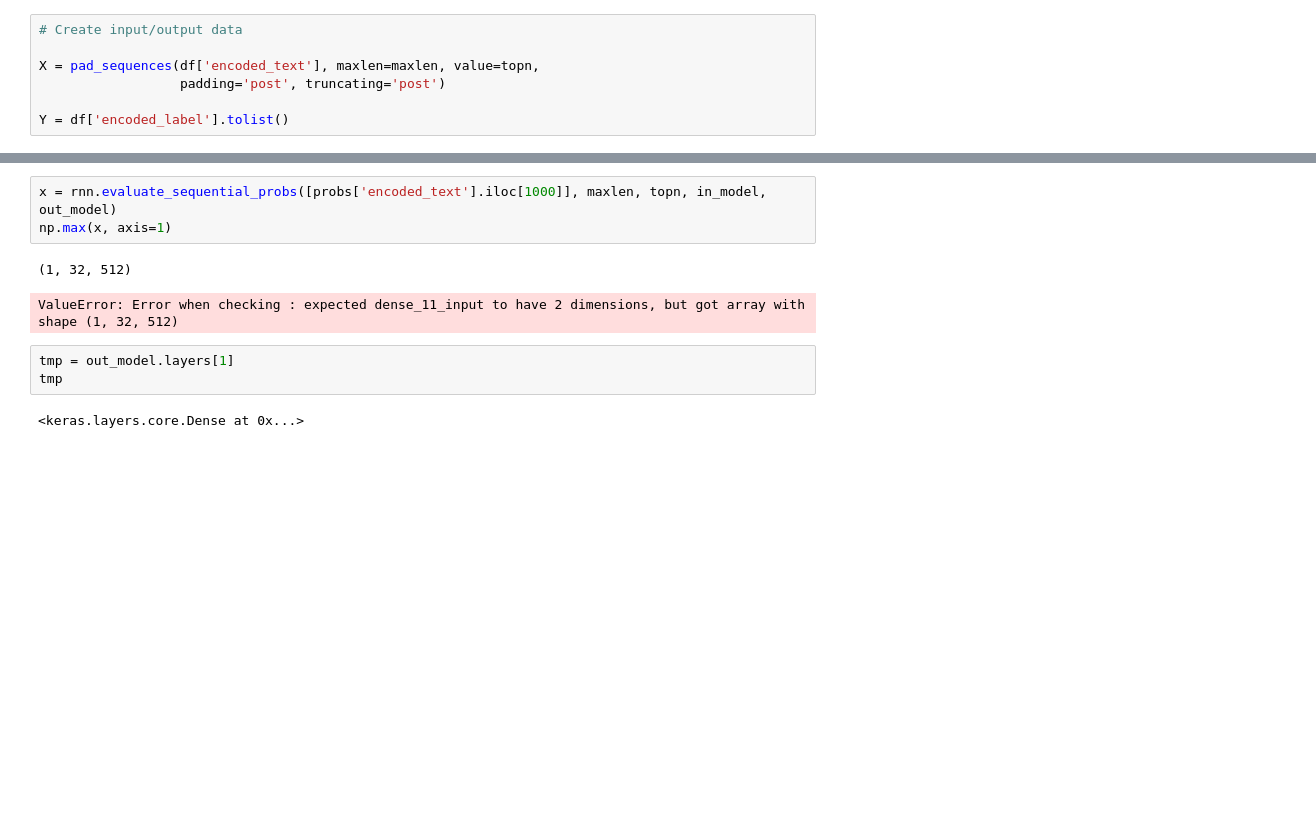
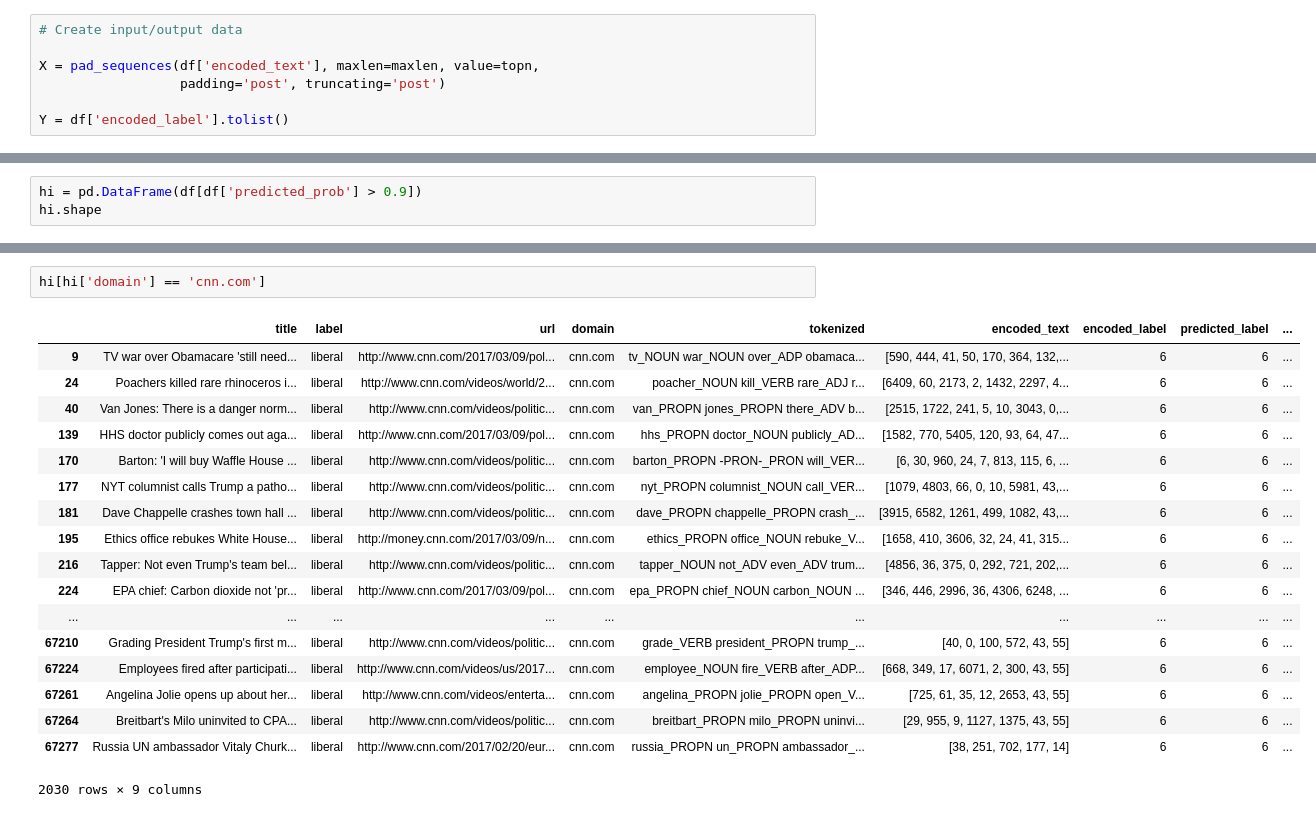
Before and after one commit to davebiagioni/news-bias-classifier, a Jupyter notebook: news_cleaner/3-analysis.ipynb, the cells around one changed output, grey strips where cells are left out. Cells and saved outputs as stored; diff of their text form; blank space fills up the shorter version.

```diff
--- a/news_cleaner/3-analysis.ipynb
+++ b/news_cleaner/3-analysis.ipynb
@@ -77,0 +83,3 @@ ax = plt.hist(Ypred[:, 10], 100)
+# %%
+hi = pd.DataFrame(df[df['predicted_prob'] > 0.9])
+hi.shape
@@ -161,11 +183,21 @@ in_model, out_model = rnn.split_model_layers(model, topn, embed_dim, dense_dim,
-# %%
-x = rnn.evaluate_sequential_probs([probs['encoded_text'].iloc[1000]], maxlen, topn, in_model, out_model)
-np.max(x, axis=1)
-# %% [output]
-(1, 32, 512)
-ValueError: Error when checking : expected dense_11_input to have 2 dimensions, but got array with shape (1, 32, 512)
-# %%
-tmp = out_model.layers[1]
-tmp
-# %% [output]
-<keras.layers.core.Dense at 0x...>
+# %%
+hi[hi['domain'] == 'cnn.com']
+# %% [output]
+|  | title | label | url | domain | tokenized | encoded_text | encoded_label | predicted_label | ... |
+| 9 | TV war over Obamacare 'still need... | liberal | http://www.cnn.com/2017/03/09/pol... | cnn.com | tv_NOUN war_NOUN over_ADP obamaca... | [590, 444, 41, 50, 170, 364, 132,... | 6 | 6 | ... |
+| 24 | Poachers killed rare rhinoceros i... | liberal | http://www.cnn.com/videos/world/2... | cnn.com | poacher_NOUN kill_VERB rare_ADJ r... | [6409, 60, 2173, 2, 1432, 2297, 4... | 6 | 6 | ... |
+| 40 | Van Jones: There is a danger norm... | liberal | http://www.cnn.com/videos/politic... | cnn.com | van_PROPN jones_PROPN there_ADV b... | [2515, 1722, 241, 5, 10, 3043, 0,... | 6 | 6 | ... |
+| 139 | HHS doctor publicly comes out aga... | liberal | http://www.cnn.com/2017/03/09/pol... | cnn.com | hhs_PROPN doctor_NOUN publicly_AD... | [1582, 770, 5405, 120, 93, 64, 47... | 6 | 6 | ... |
+| 170 | Barton: 'I will buy Waffle House ... | liberal | http://www.cnn.com/videos/politic... | cnn.com | barton_PROPN -PRON-_PRON will_VER... | [6, 30, 960, 24, 7, 813, 115, 6, ... | 6 | 6 | ... |
+| 177 | NYT columnist calls Trump a patho... | liberal | http://www.cnn.com/videos/politic... | cnn.com | nyt_PROPN columnist_NOUN call_VER... | [1079, 4803, 66, 0, 10, 5981, 43,... | 6 | 6 | ... |
+| 181 | Dave Chappelle crashes town hall ... | liberal | http://www.cnn.com/videos/politic... | cnn.com | dave_PROPN chappelle_PROPN crash_... | [3915, 6582, 1261, 499, 1082, 43,... | 6 | 6 | ... |
+| 195 | Ethics office rebukes White House... | liberal | http://money.cnn.com/2017/03/09/n... | cnn.com | ethics_PROPN office_NOUN rebuke_V... | [1658, 410, 3606, 32, 24, 41, 315... | 6 | 6 | ... |
+| 216 | Tapper: Not even Trump's team bel... | liberal | http://www.cnn.com/videos/politic... | cnn.com | tapper_NOUN not_ADV even_ADV trum... | [4856, 36, 375, 0, 292, 721, 202,... | 6 | 6 | ... |
+| 224 | EPA chief: Carbon dioxide not 'pr... | liberal | http://www.cnn.com/2017/03/09/pol... | cnn.com | epa_PROPN chief_NOUN carbon_NOUN ... | [346, 446, 2996, 36, 4306, 6248, ... | 6 | 6 | ... |
+| ... | ... | ... | ... | ... | ... | ... | ... | ... | ... |
+| 67210 | Grading President Trump's first m... | liberal | http://www.cnn.com/videos/politic... | cnn.com | grade_VERB president_PROPN trump_... | [40, 0, 100, 572, 43, 55] | 6 | 6 | ... |
+| 67224 | Employees fired after participati... | liberal | http://www.cnn.com/videos/us/2017... | cnn.com | employee_NOUN fire_VERB after_ADP... | [668, 349, 17, 6071, 2, 300, 43, 55] | 6 | 6 | ... |
+| 67261 | Angelina Jolie opens up about her... | liberal | http://www.cnn.com/videos/enterta... | cnn.com | angelina_PROPN jolie_PROPN open_V... | [725, 61, 35, 12, 2653, 43, 55] | 6 | 6 | ... |
+| 67264 | Breitbart's Milo uninvited to CPA... | liberal | http://www.cnn.com/videos/politic... | cnn.com | breitbart_PROPN milo_PROPN uninvi... | [29, 955, 9, 1127, 1375, 43, 55] | 6 | 6 | ... |
+| 67277 | Russia UN ambassador Vitaly Churk... | liberal | http://www.cnn.com/2017/02/20/eur... | cnn.com | russia_PROPN un_PROPN ambassador_... | [38, 251, 702, 177, 14] | 6 | 6 | ... |
+2030 rows × 9 columns
```
Also changed, not shown: parts of 25 cells of this notebook.
